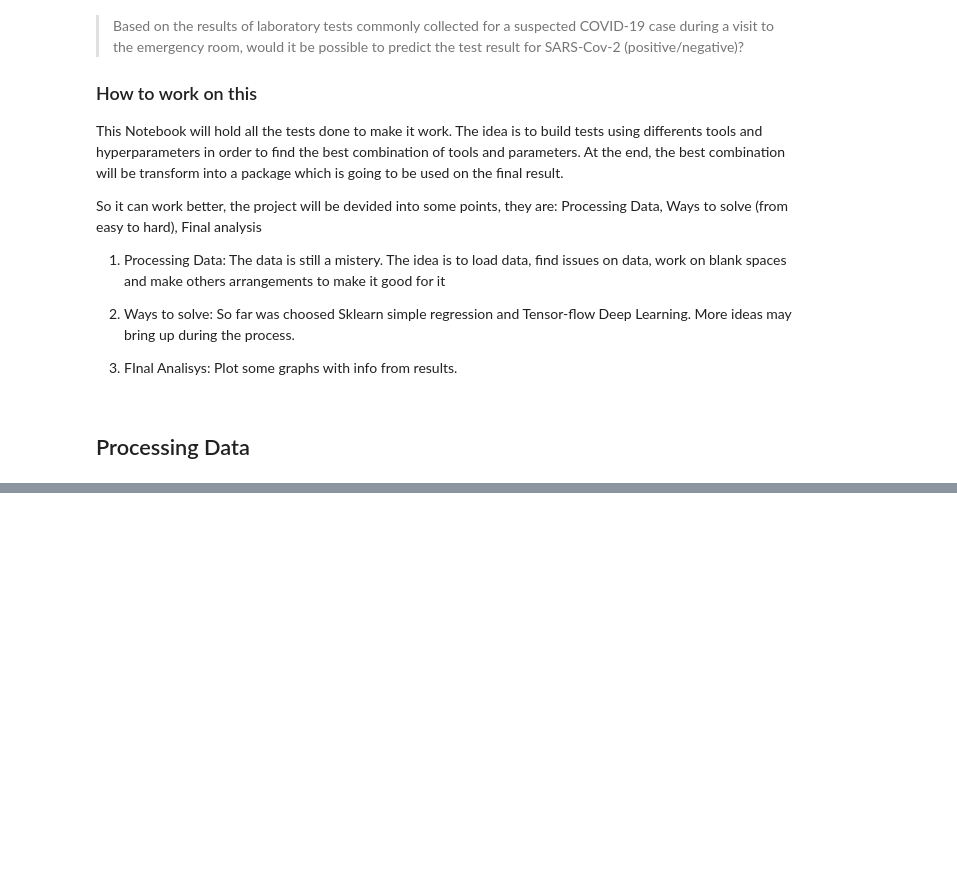
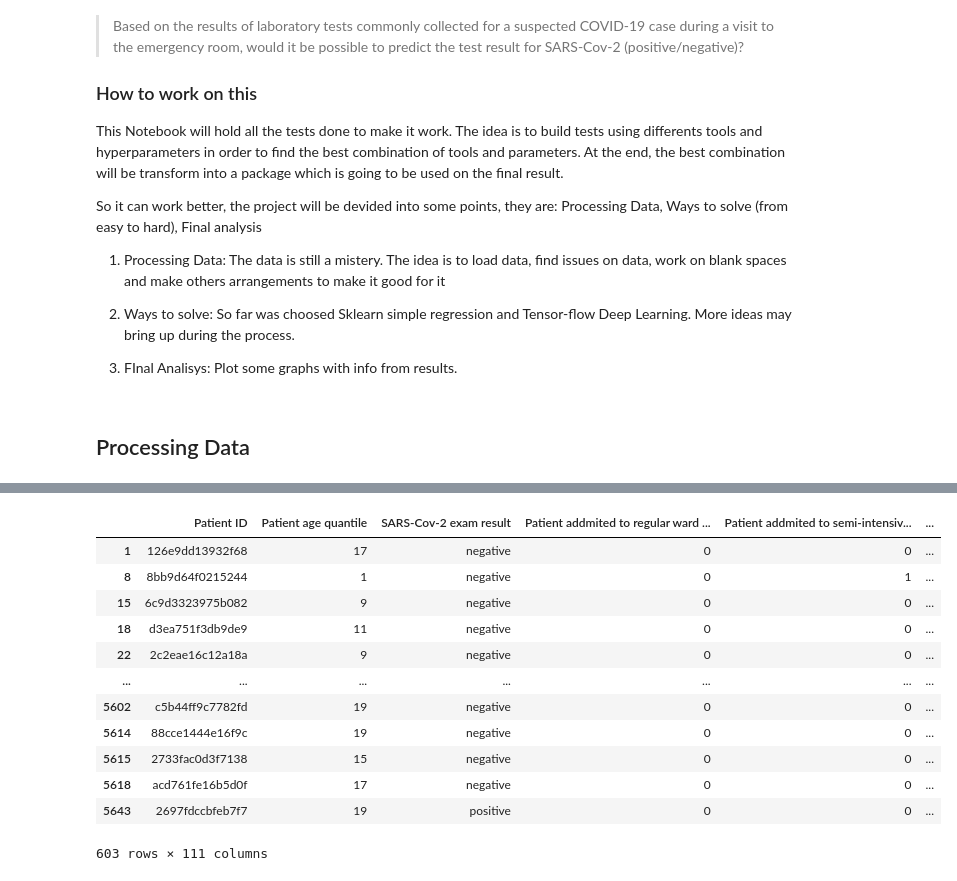
Before and after one commit to igormcsouza/covid19-diagnosis, a Jupyter notebook: scripts/main.ipynb, the cells around one changed output, grey strips where cells are left out. Cells and saved outputs as stored; diff of their text form; code cells hidden in the pictures; blank space fills up the shorter version.

```diff
--- a/scripts/main.ipynb
+++ b/scripts/main.ipynb
@@ -35,0 +55,16 @@ import matplotlib.pyplot as plt
+# %%
+dataset[dataset.Hematocrit.notnull()]
+# %% [output]
+|  | Patient ID | Patient age quantile | SARS-Cov-2 exam result | Patient addmited to regular ward ... | Patient addmited to semi-intensiv... | ... |
+| 1 | 126e9dd13932f68 | 17 | negative | 0 | 0 | ... |
+| 8 | 8bb9d64f0215244 | 1 | negative | 0 | 1 | ... |
+| 15 | 6c9d3323975b082 | 9 | negative | 0 | 0 | ... |
+| 18 | d3ea751f3db9de9 | 11 | negative | 0 | 0 | ... |
+| 22 | 2c2eae16c12a18a | 9 | negative | 0 | 0 | ... |
+| ... | ... | ... | ... | ... | ... | ... |
+| 5602 | c5b44ff9c7782fd | 19 | negative | 0 | 0 | ... |
+| 5614 | 88cce1444e16f9c | 19 | negative | 0 | 0 | ... |
+| 5615 | 2733fac0d3f7138 | 15 | negative | 0 | 0 | ... |
+| 5618 | acd761fe16b5d0f | 17 | negative | 0 | 0 | ... |
+| 5643 | 2697fdccbfeb7f7 | 19 | positive | 0 | 0 | ... |
+603 rows × 111 columns
```
Also changed, not shown: parts of 6 cells of this notebook, 1 other file.
